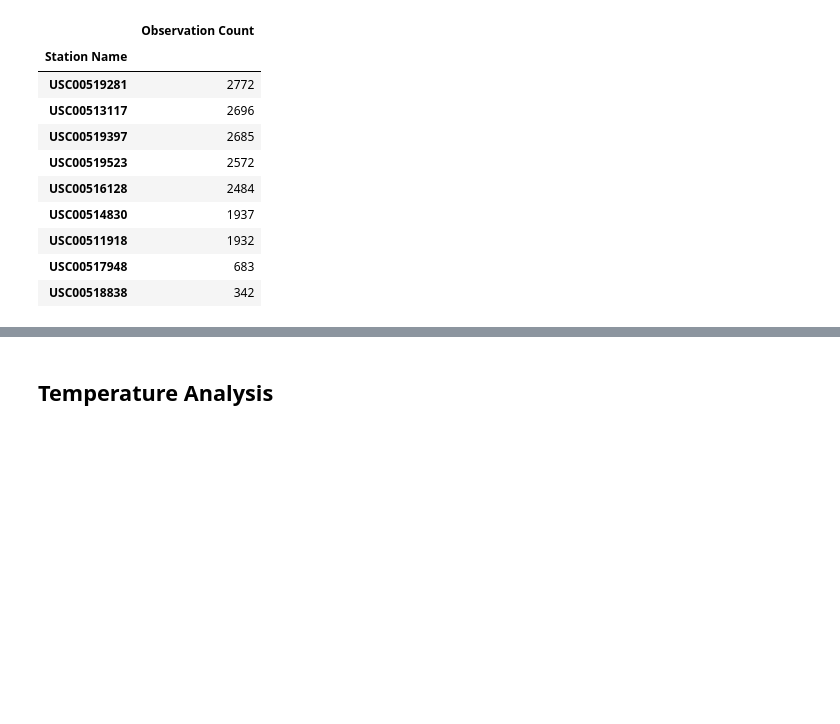
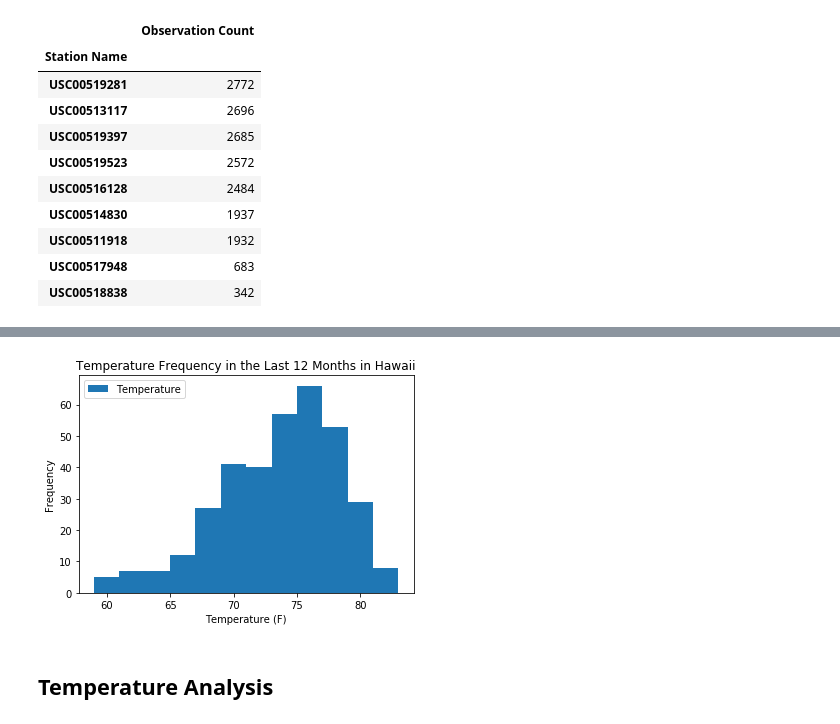
Before and after one commit to ashleyna94/data_storage_and_retrieval, a Jupyter notebook: climate_analysis.ipynb, the cells around one changed output, grey strips where cells are left out. Saved outputs shown, nothing was run; the diff lists cells and outputs as text; code cells hidden in the pictures; blank space fills up the shorter version.

```diff
--- a/climate_analysis.ipynb
+++ b/climate_analysis.ipynb
@@ -155,7 +148,10 @@ obs_count
 # %%
 # Get the last 12 months of temperature observation data
 # Filter by the station with the highest number of observations
-last_12_months_tobs = session.query(Measurement.tobs).filter(Measurement.station == "USC00519281").filter(Measurement.date > "2016-08-22").order_by(Measurement.date).all()
-last_12_months_tobs
-tobs = [obs[0] for obs in last_12_months_tobs]
-#tobs
+tobs_results = session.query(Measurement.tobs).filter(Measurement.station == "USC00519281").filter(Measurement.date > "2016-08-22").order_by(Measurement.date).all()
+tobs = [result[0] for result in tobs_results]
+
+temp_df = pd.DataFrame({
+    "Temperature": tobs
+})
+temp_df.head()
@@ -164,2 +165,12 @@ bins = [0, 60, 65, 70, 75, 80, 100]
+# %%
+# Plot the histogram to see the temperature frequency
+temp_df.plot.hist(bins=12)
+
+plt.title("Temperature Frequency in the Last 12 Months in Hawaii")
+plt.xlabel("Temperature (F)")
+plt.ylabel("Frequency")
+plt.show()
+# %% [output]
+[figure, added]
 # %% [markdown]
 ## Temperature Analysis
```
Also changed, not shown: parts of 9 cells of this notebook, 1 other file.
